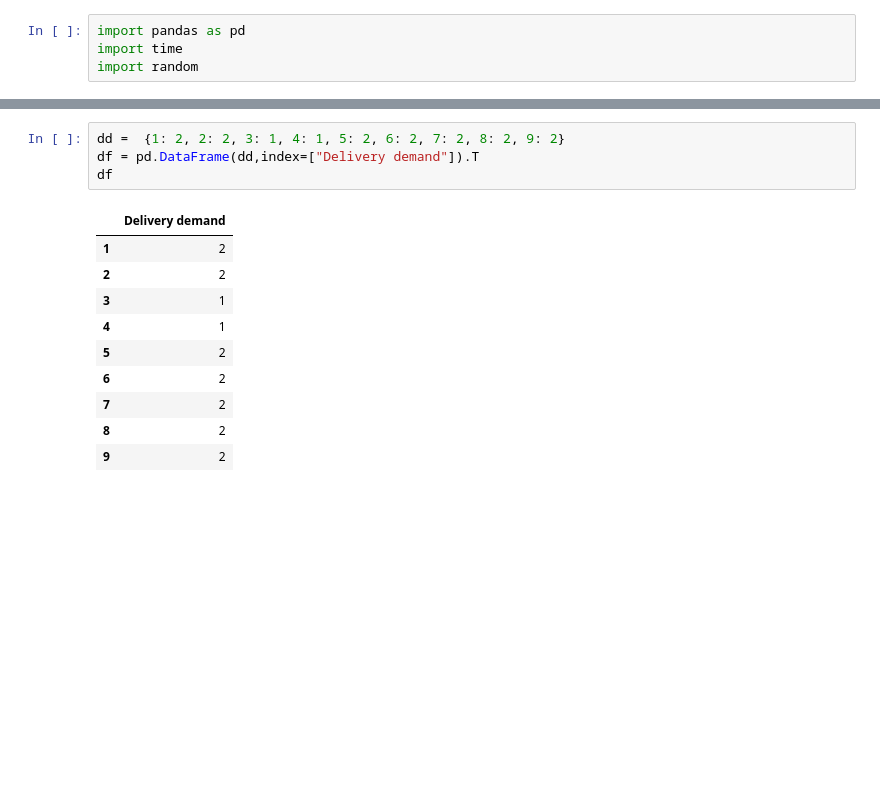
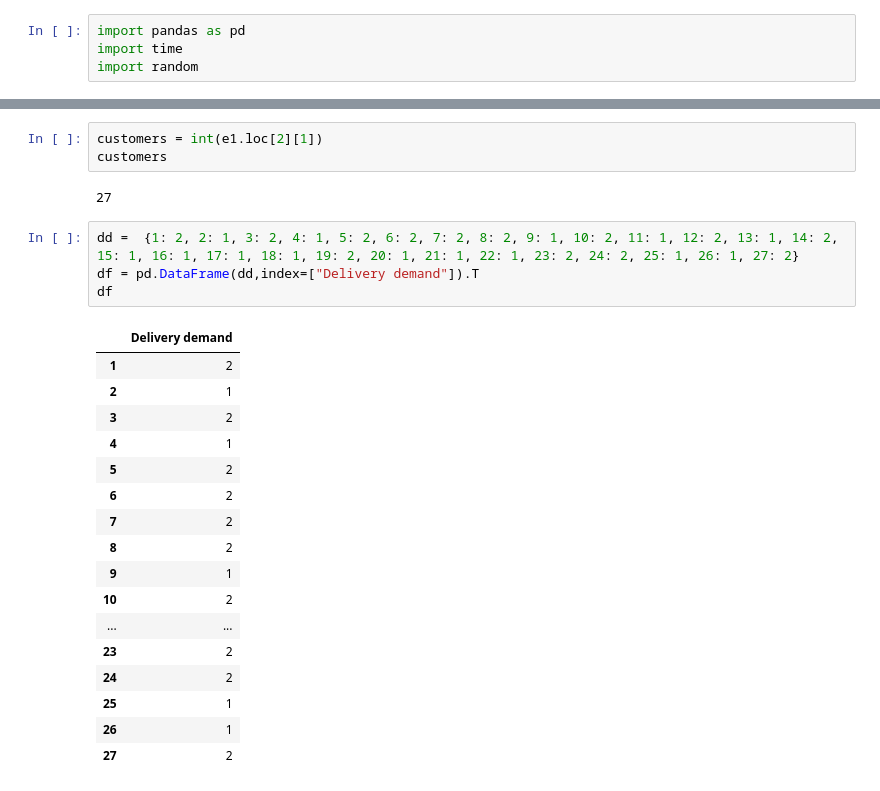
Before and after one commit to sonmh79/VRPPD-with-robots, a Jupyter notebook: Delivery_Robot.ipynb, the cells around one changed output, grey strips where cells are left out. Saved outputs shown, nothing was run; the diff lists cells and outputs as text; blank space fills up the shorter version.

```diff
--- a/Delivery_Robot.ipynb
+++ b/Delivery_Robot.ipynb
@@ -13,18 +13,30 @@ e1.loc[9][0]
+# %%
+customers = int(e1.loc[2][1])
+customers
+# %% [output]
+27
 # %%
-dd =  {1: 2, 2: 2, 3: 1, 4: 1, 5: 2, 6: 2, 7: 2, 8: 2, 9: 2}
+dd =  {1: 2, 2: 1, 3: 2, 4: 1, 5: 2, 6: 2, 7: 2, 8: 2, 9: 1, 10: 2, 11: 1, 12: 2, 13: 1, 14: 2, 15: 1, 16: 1, 17: 1, 18: 1, 19: 2, 20: 1, 21: 1, 22: 1, 23: 2, 24: 2, 25: 1, 26: 1, 27: 2}
 df = pd.DataFrame(dd,index=["Delivery demand"]).T
 df
 # %% [output]
 |  | Delivery demand |
 | 1 | 2 |
-| 2 | 2 |
-| 3 | 1 |
+| 2 | 1 |
+| 3 | 2 |
 | 4 | 1 |
 | 5 | 2 |
 | 6 | 2 |
 | 7 | 2 |
 | 8 | 2 |
-| 9 | 2 |
+| 9 | 1 |
+| 10 | 2 |
+| ... | ... |
+| 23 | 2 |
+| 24 | 2 |
+| 25 | 1 |
+| 26 | 1 |
+| 27 | 2 |
 # %%
 d_data = []
 data = []
```
Also changed, not shown: parts of 5 cells of this notebook.
